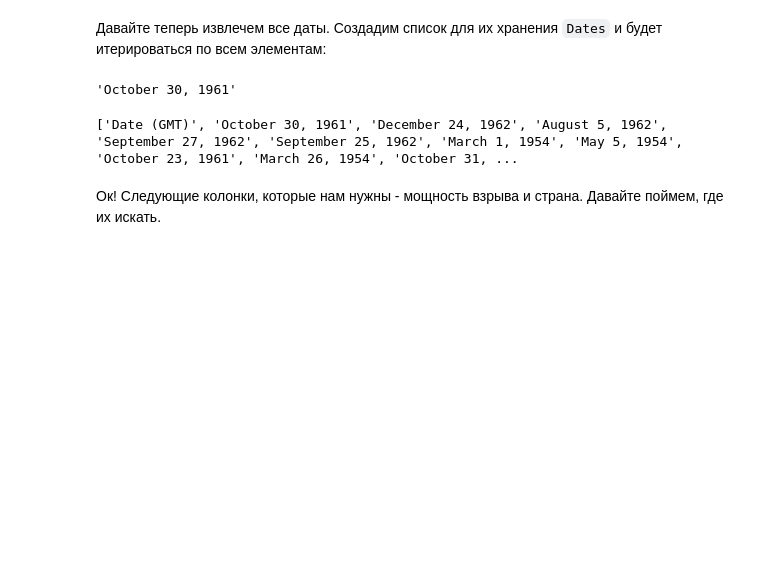
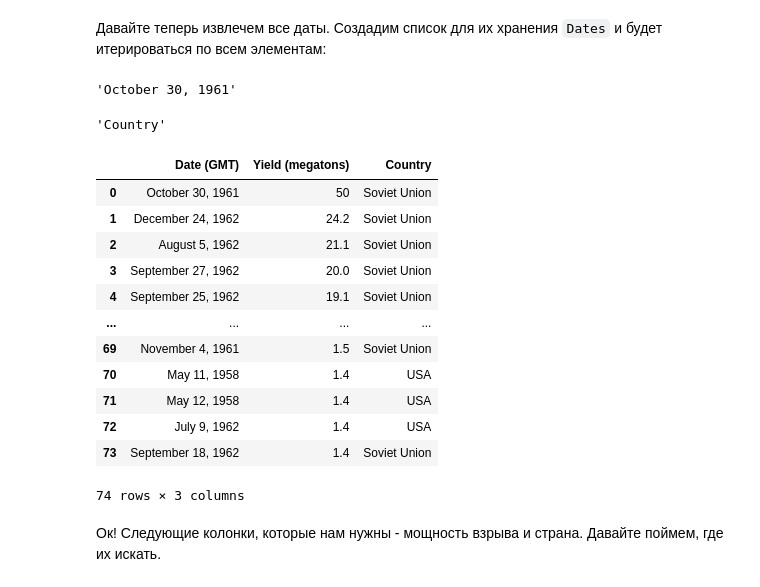
Before and after one commit to pileyan/DPO_Python_22_23, a Jupyter notebook: lect08_Beautiful_soup1/BeautifulSoup_Tables.ipynb, the cells around one changed output. Cells and saved outputs as stored; diff of their text form; code cells hidden in the pictures; blank space fills up the shorter version.

```diff
--- a/lect08_Beautiful_soup1/BeautifulSoup_Tables.ipynb
+++ b/lect08_Beautiful_soup1/BeautifulSoup_Tables.ipynb
@@ -30,3 +38,3 @@ website_url
 # %%
 from bs4 import BeautifulSoup
-soup = BeautifulSoup(website_url, 'lxml')
+soup = BeautifulSoup(website_url, 'html')
@@ -211,6 +202,6 @@ print(website_url)
 # %%
 from bs4 import BeautifulSoup
 
-soup = BeautifulSoup(website_url,'lxml')
+soup = BeautifulSoup(website_url,'html')
 
-print(soup.prettify())
+# print(soup.prettify())
@@ -349,12 +276,18 @@ rows[1].find_all('td')[0].get_text().strip()
+# %%
+rows[0].find_all('th')[3].get_text().strip()
+# %% [output]
+'Country'
 # %%
-Dates = []
+Date_key = rows[0].find_all('th')[0].get_text().strip() # отдельно добавляем заголовок
+Yield_key = rows[0].find_all('th')[1].get_text().strip()
+Country_key = rows[0].find_all('th')[3].get_text().strip()
 
-Dates.append(rows[0].find_all('th')[0].get_text().strip()) # отдельно добавляем заголовок
+Data = {Date_key: [],
+        Yield_key: [],
+        Country_key: []}
 
 for row in rows[1:]: # начинаем со второго ряда таблицы, потому что 0 уже обработали выше
     r = row.find_all('td') # находим все теги td для строки таблицы
-    Dates.append(r[0].get_text().strip()) # сохраняем данные в наш список
-
-print(Dates)
+    Data[Date_key].append(r[0].get_text().strip())
+    Data[Yield_key].append(r[1].get_text().strip())
+    Data[Country_key].append(r[3].get_text().strip())
-# %% [output]
-['Date (GMT)', 'October 30, 1961', 'December 24, 1962', 'August 5, 1962', 'September 27, 1962', 'September 25, 1962', 'March 1, 1954', 'May 5, 1954', 'October 23, 1961', 'March 26, 1954', 'October 31, ...
@@ -361,3 +296,23 @@ print(Dates)
+# %%
+import pandas as pd
+
+df = pd.DataFrame(Data)
+# %%
+df
+# %% [output]
+|  | Date (GMT) | Yield (megatons) | Country |
+| 0 | October 30, 1961 | 50 | Soviet Union |
+| 1 | December 24, 1962 | 24.2 | Soviet Union |
+| 2 | August 5, 1962 | 21.1 | Soviet Union |
+| 3 | September 27, 1962 | 20.0 | Soviet Union |
+| 4 | September 25, 1962 | 19.1 | Soviet Union |
+| ... | ... | ... | ... |
+| 69 | November 4, 1961 | 1.5 | Soviet Union |
+| 70 | May 11, 1958 | 1.4 | USA |
+| 71 | May 12, 1958 | 1.4 | USA |
+| 72 | July 9, 1962 | 1.4 | USA |
+| 73 | September 18, 1962 | 1.4 | Soviet Union |
+74 rows × 3 columns
 # %% [markdown]
 Ок! Следующие колонки, которые нам нужны - мощность взрыва и страна. Давайте поймем, где их искать.
 # %%
```
Also changed, not shown: parts of 38 cells of this notebook, 5 other files.
